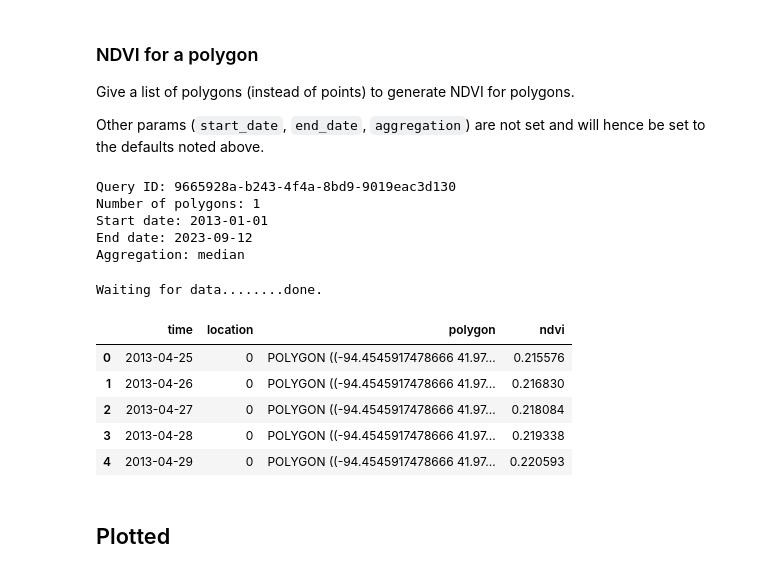
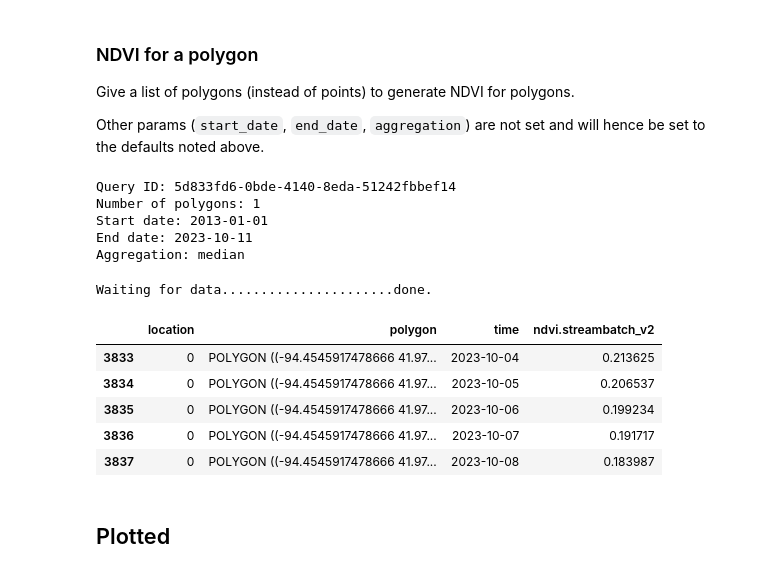
Before and after one commit to Streambatch-IO/tutorials, a Jupyter notebook: api_demo.ipynb, the cells around one changed output. Cells and saved outputs as stored; diff of their text form; code cells hidden in the pictures.

```diff
--- a/api_demo.ipynb
+++ b/api_demo.ipynb
@@ -17,11 +17,12 @@ point1 = [3.940705,49.345238] # longitude, latitude
 point2 = [-48.592917,-21.758722]
 
 # Connect to the Streambatch API
-api_key = open('./../notebooks/key.txt').read() # !!! replace with your own API key
+api_key = open('/Users/tammerkamel/dev/streambatch/notebooks/key.txt').read() # !!! replace with your own API key
 connection = StreambatchConnection(api_key=api_key)
 
 # request an NDVI time for the points
 query_id = connection.request_ndvi(     points=[point1,point2],     # a list of points
+                                        location_ids=['point1','point2'], # a list of location ids]
                                         start_date='2019-01-01',    # optional, defaults to 2013-01-01
                                         end_date='2019-12-31',      # optional, defaults to today
                                         aggregation='median')       # optional, defaults to median
@@ -64,30 +65,30 @@ some_polygon = {
 
 query_id = connection.request_ndvi(polygons=[some_polygon]) # polygons is a list of polygons
 # %% [output]
-Query ID: 9665928a-b243-4f4a-8bd9-9019eac3d130
+Query ID: 5d833fd6-0bde-4140-8eda-51242fbbef14
 Number of polygons: 1
 Start date: 2013-01-01
-End date: 2023-09-12
+End date: 2023-10-11
 Aggregation: median
 # %%
 # If you want you can manually check if the data is ready
 import time
 print('Waiting for data...',end="",flush=True)
 while not connection.query_done(query_id):
     time.sleep(8)
     print(".",end="",flush=True)
 print("done.")
 
 df = connection.get_data(query_id)
-df.head()
+df.tail()
 # %% [output]
-Waiting for data........done.
+Waiting for data......................done.
-|  | time | location | polygon | ndvi |
-| 0 | 2013-04-25 | 0 | POLYGON ((-94.4545917478666 41.97... | 0.215576 |
-| 1 | 2013-04-26 | 0 | POLYGON ((-94.4545917478666 41.97... | 0.216830 |
-| 2 | 2013-04-27 | 0 | POLYGON ((-94.4545917478666 41.97... | 0.218084 |
-| 3 | 2013-04-28 | 0 | POLYGON ((-94.4545917478666 41.97... | 0.219338 |
-| 4 | 2013-04-29 | 0 | POLYGON ((-94.4545917478666 41.97... | 0.220593 |
+|  | location | polygon | time | ndvi.streambatch_v2 |
+| 3833 | 0 | POLYGON ((-94.4545917478666 41.97... | 2023-10-04 | 0.213625 |
+| 3834 | 0 | POLYGON ((-94.4545917478666 41.97... | 2023-10-05 | 0.206537 |
+| 3835 | 0 | POLYGON ((-94.4545917478666 41.97... | 2023-10-06 | 0.199234 |
+| 3836 | 0 | POLYGON ((-94.4545917478666 41.97... | 2023-10-07 | 0.191717 |
+| 3837 | 0 | POLYGON ((-94.4545917478666 41.97... | 2023-10-08 | 0.183987 |
 # %% [markdown]
 ## Plotted
 # %%
```
Also changed, not shown: parts of 3 cells of this notebook.
